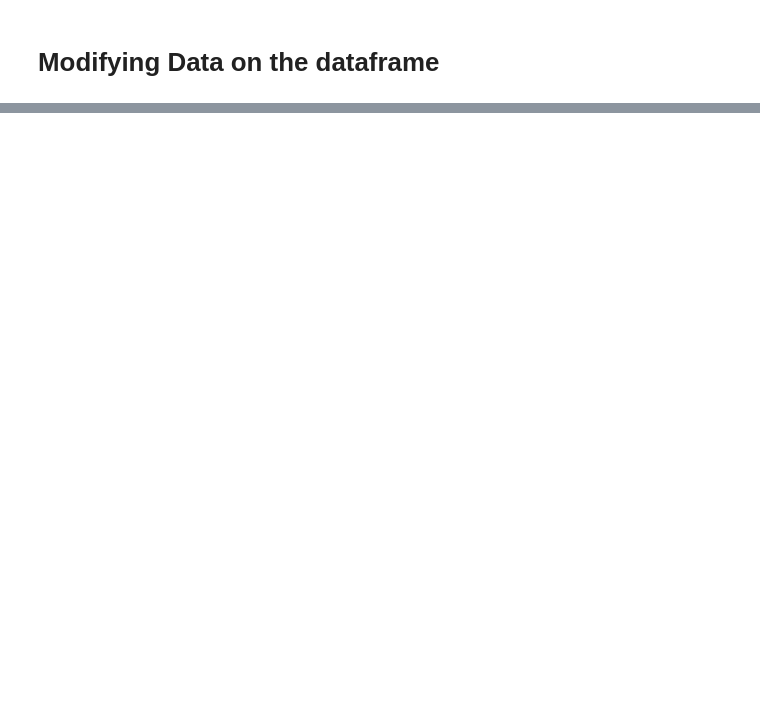
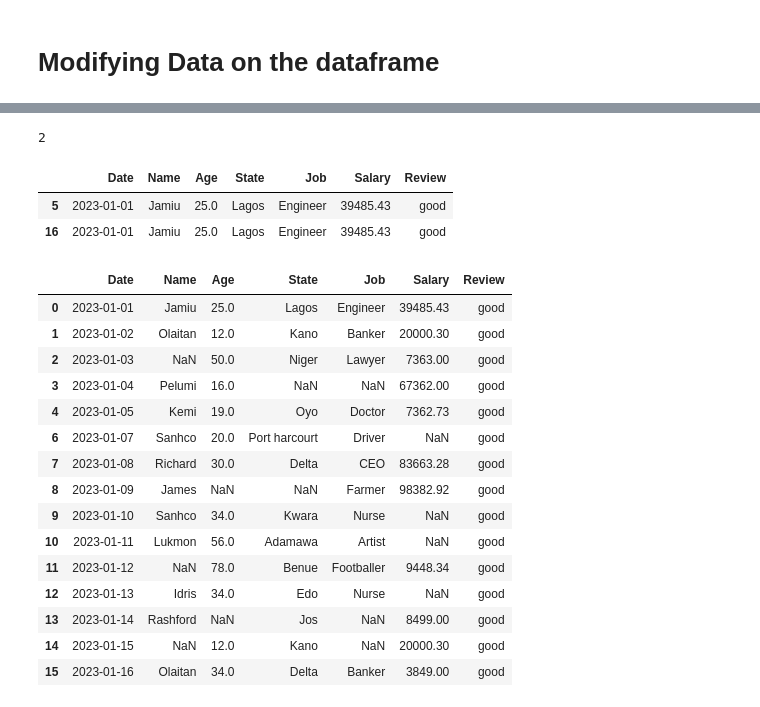
Before and after one commit to kazeemolaitanmusbau/Instructing--folder, a Jupyter notebook: Introduction to pandas.ipynb, the cells around one changed output, grey strips where cells are left out. Saved outputs shown, nothing was run; the diff lists cells and outputs as text; code cells hidden in the pictures; blank space fills up the shorter version.

```diff
--- a/Introduction to pandas.ipynb
+++ b/Introduction to pandas.ipynb
@@ -649,2 +718,31 @@ arsenal = pd.DataFrame(player_dicts)
 # %%
 # check for duplicates and remove them in the dataframe above
+
+df_display.duplicated().sum()
+# %% [output]
+2
+# %%
+df_display[df_display.duplicated()]
+# %% [output]
+|  | Date | Name | Age | State | Job | Salary | Review |
+| 5 | 2023-01-01 | Jamiu | 25.0 | Lagos | Engineer | 39485.43 | good |
+| 16 | 2023-01-01 | Jamiu | 25.0 | Lagos | Engineer | 39485.43 | good |
+# %%
+df_display.drop_duplicates(inplace=True)
+# %% [output]
+|  | Date | Name | Age | State | Job | Salary | Review |
+| 0 | 2023-01-01 | Jamiu | 25.0 | Lagos | Engineer | 39485.43 | good |
+| 1 | 2023-01-02 | Olaitan | 12.0 | Kano | Banker | 20000.30 | good |
+| 2 | 2023-01-03 | NaN | 50.0 | Niger | Lawyer | 7363.00 | good |
+| 3 | 2023-01-04 | Pelumi | 16.0 | NaN | NaN | 67362.00 | good |
+| 4 | 2023-01-05 | Kemi | 19.0 | Oyo | Doctor | 7362.73 | good |
+| 6 | 2023-01-07 | Sanhco | 20.0 | Port harcourt | Driver | NaN | good |
+| 7 | 2023-01-08 | Richard | 30.0 | Delta | CEO | 83663.28 | good |
+| 8 | 2023-01-09 | James | NaN | NaN | Farmer | 98382.92 | good |
+| 9 | 2023-01-10 | Sanhco | 34.0 | Kwara | Nurse | NaN | good |
+| 10 | 2023-01-11 | Lukmon | 56.0 | Adamawa | Artist | NaN | good |
+| 11 | 2023-01-12 | NaN | 78.0 | Benue | Footballer | 9448.34 | good |
+| 12 | 2023-01-13 | Idris | 34.0 | Edo | Nurse | NaN | good |
+| 13 | 2023-01-14 | Rashford | NaN | Jos | NaN | 8499.00 | good |
+| 14 | 2023-01-15 | NaN | 12.0 | Kano | NaN | 20000.30 | good |
+| 15 | 2023-01-16 | Olaitan | 34.0 | Delta | Banker | 3849.00 | good |
```
Also changed, not shown: parts of 22 cells of this notebook.
